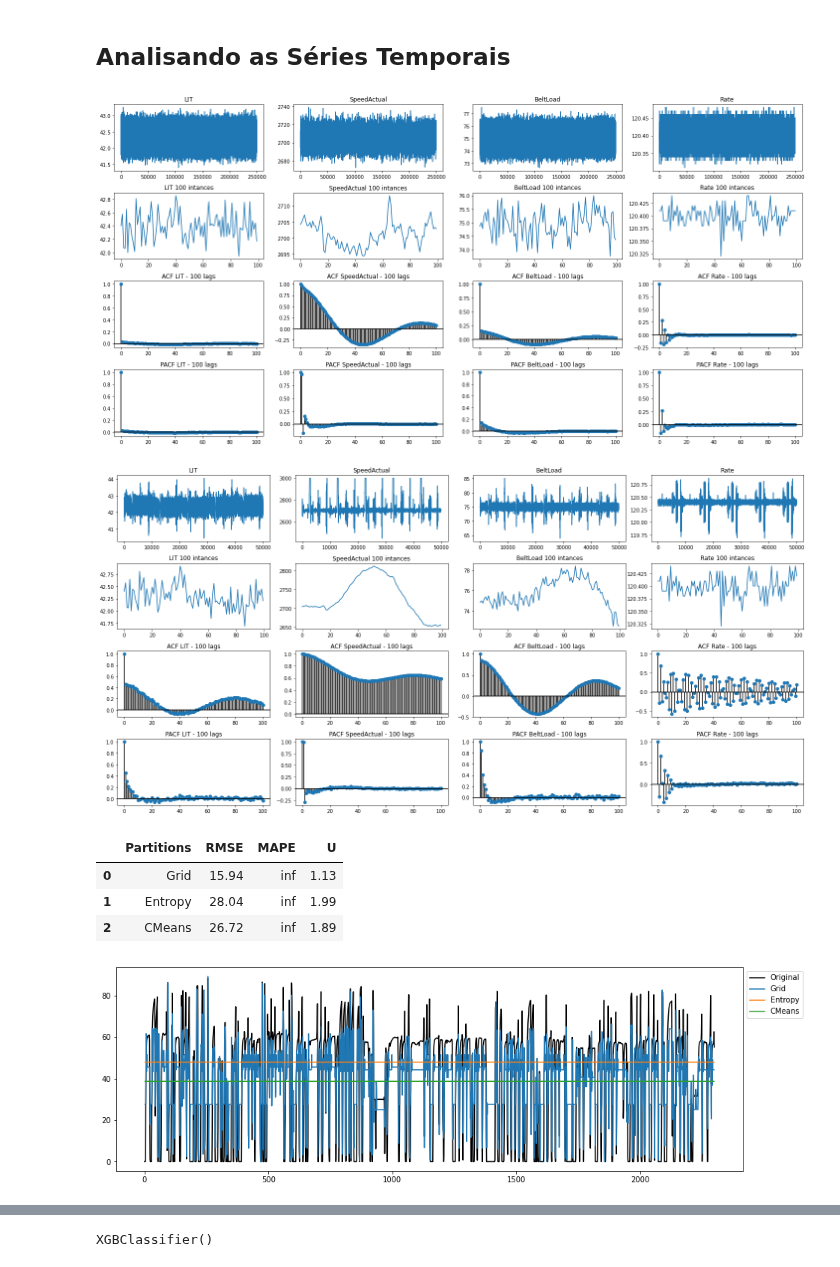
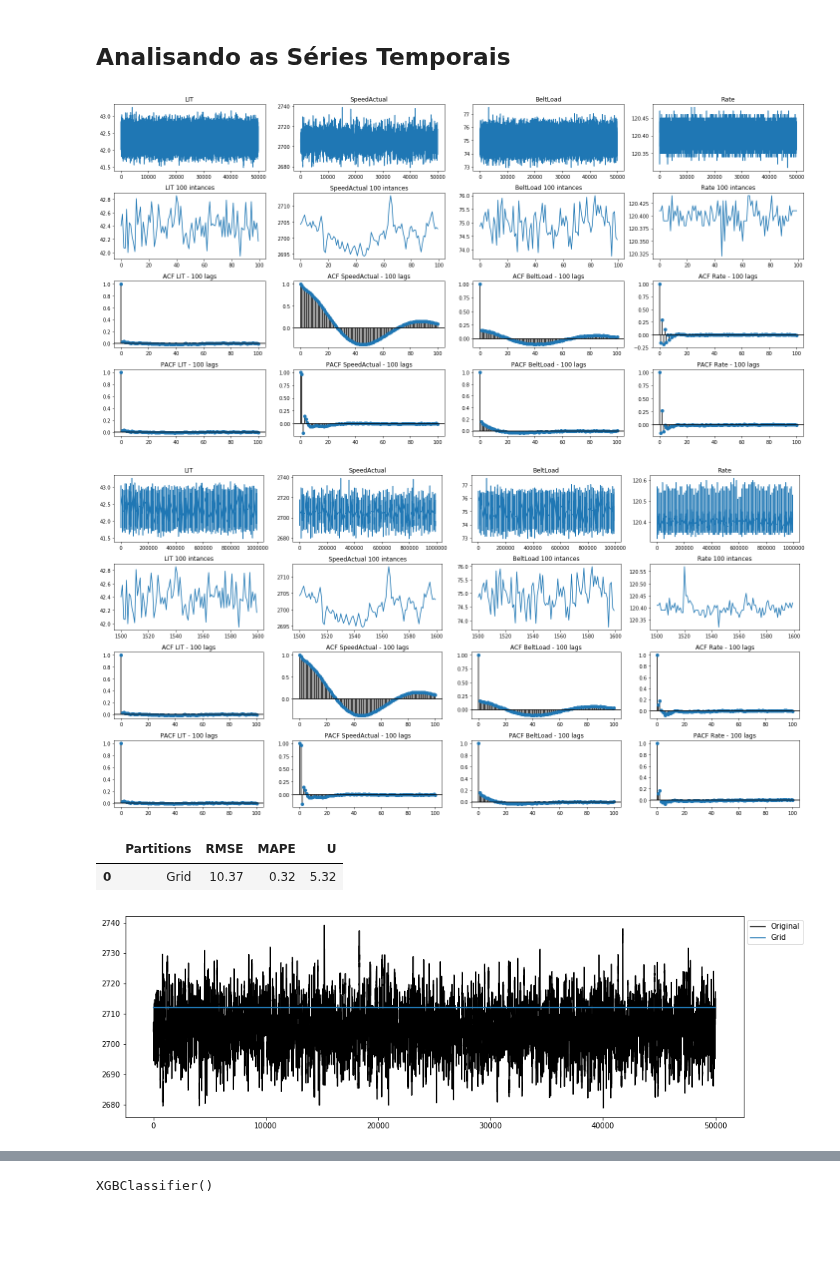
Before and after one commit to gabrielvinicios02/ExperimentsMultivariate, a Jupyter notebook: ClassificadorXGBoost.ipynb, the cells around one changed output, grey strips where cells are left out. Cells and saved outputs as stored; diff of their text form; code cells hidden in the pictures; blank space fills up the shorter version.

```diff
--- a/ClassificadorXGBoost.ipynb
+++ b/ClassificadorXGBoost.ipynb
@@ -147,8 +144,9 @@ Distrubution of faults in test dataset:
 20    250000
 Name: faultNumber, dtype: int64
 # %%
-train_ts_2 = train_ts
+train_ts_2 = train_ts[0:50000]
 test_2 = test.loc[test['faultNumber']==4] #funciona filtro dados
+test_2 = test_2[0:50000]
 # %%
 import warnings
 warnings.filterwarnings('ignore')
@@ -220,7 +218,7 @@ for ct, (key, data) in enumerate(datasets1.items()):
 
 plt.tight_layout()
 # %% [output]
-[figure, old version]
+[figure, new version]
 # %%
 #Dados normais - com falhas
 from pyFTS.data import TAIEX, Malaysia, sunspots, artificial
@@ -264,49 +262,48 @@ for ct, (key, data) in enumerate(datasets2.items()):
 
 plt.tight_layout()
 # %% [output]
-[figure, old version]
+[figure, new version]
 # %%
 from pyFTS.models import hofts
 from pyFTS.partitioners import Grid, FCM, CMeans, Entropy
 from pyFTS.benchmarks import Measures
 
-metodos = [Grid.GridPartitioner, Entropy.EntropyPartitioner, CMeans.CMeansPartitioner ]
+#metodos = [Grid.GridPartitioner, Entropy.EntropyPartitioner, CMeans.CMeansPartitioner ]
+metodos = [Grid.GridPartitioner]
 
-k = 30
+k = 4
 
 rows = []
 
 y1=np.asarray(datasets1['SpeedActual'])
 
 fig, ax = plt.subplots(nrows=1, ncols=1,figsize=[15,5])
 
 ax.plot(y1, label='Original',color='black')
 
 for contador, metodo in enumerate(metodos):
   part = metodo(data=y1, npart=k)
   model = hofts.HighOrderFTS(order=2, partitioner=part)
   model.fit(y1)
   forecasts = model.predict(y1)
   for o in range(model.order):
     forecasts.insert(0,None)
 
   ax.plot(forecasts[:-1], label=part.name)
 
   rmse, mape, u = Measures.get_point_statistics(y1, model)
 
   rows.append([part.name, rmse, mape, u])
 
 
 handles, labels = ax.get_legend_handles_labels()
 lgd = ax.legend(handles, labels, loc=2, bbox_to_anchor=(1, 1))
 
 pd.DataFrame(rows, columns=['Partitions','RMSE','MAPE','U'])
 # %% [output]
 |  | Partitions | RMSE | MAPE | U |
-| 0 | Grid | 15.94 | inf | 1.13 |
-| 1 | Entropy | 28.04 | inf | 1.99 |
-| 2 | CMeans | 26.72 | inf | 1.89 |
+| 0 | Grid | 10.37 | 0.32 | 5.32 |
-[figure, old version]
+[figure, new version]
 # %%
 #Dados Sem Falhas
 from numpy.core.multiarray import concatenate
```
Also changed, not shown: parts of 21 cells of this notebook.
